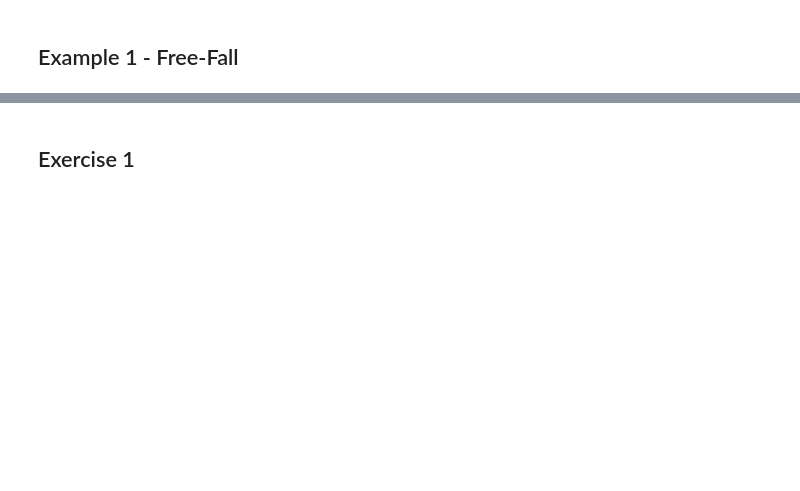
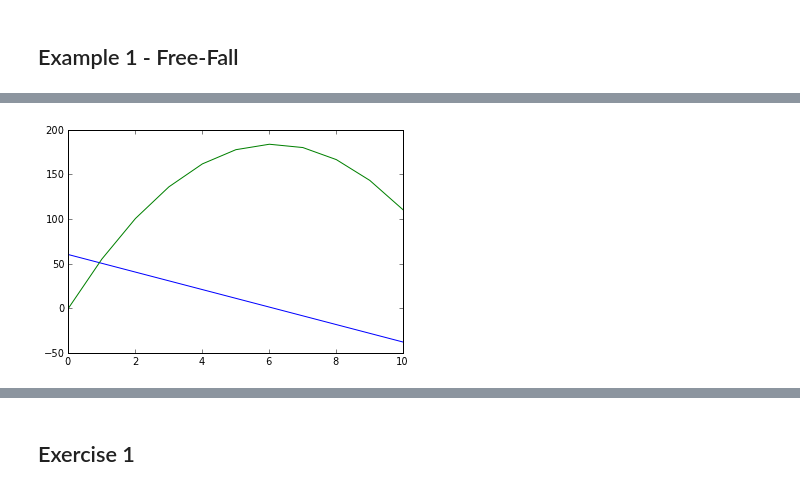
Before and after one commit to dbenton93/PHYS202-S13, a Jupyter notebook: Week7/ODE - Ex6.ipynb, the cells around one changed output, grey strips where cells are left out. Cells and saved outputs as stored; diff of their text form; code cells hidden in the pictures; blank space fills up the shorter version.

```diff
--- a/Week7/ODE - Ex6.ipynb
+++ b/Week7/ODE - Ex6.ipynb
@@ -18,0 +31,10 @@ plot(t,r)
+# %%
+for i in t:
+    v[i+1]=v[i]+a*dt
+    r[i+1]=r[i]+v[i+1]*dt
+# %%
+plot(t,v[:11])
+plot(t,r[:11])
+show()
+# %% [output]
+[figure, added]
```
Also changed, not shown: parts of 10 cells of this notebook, 1 other file.
